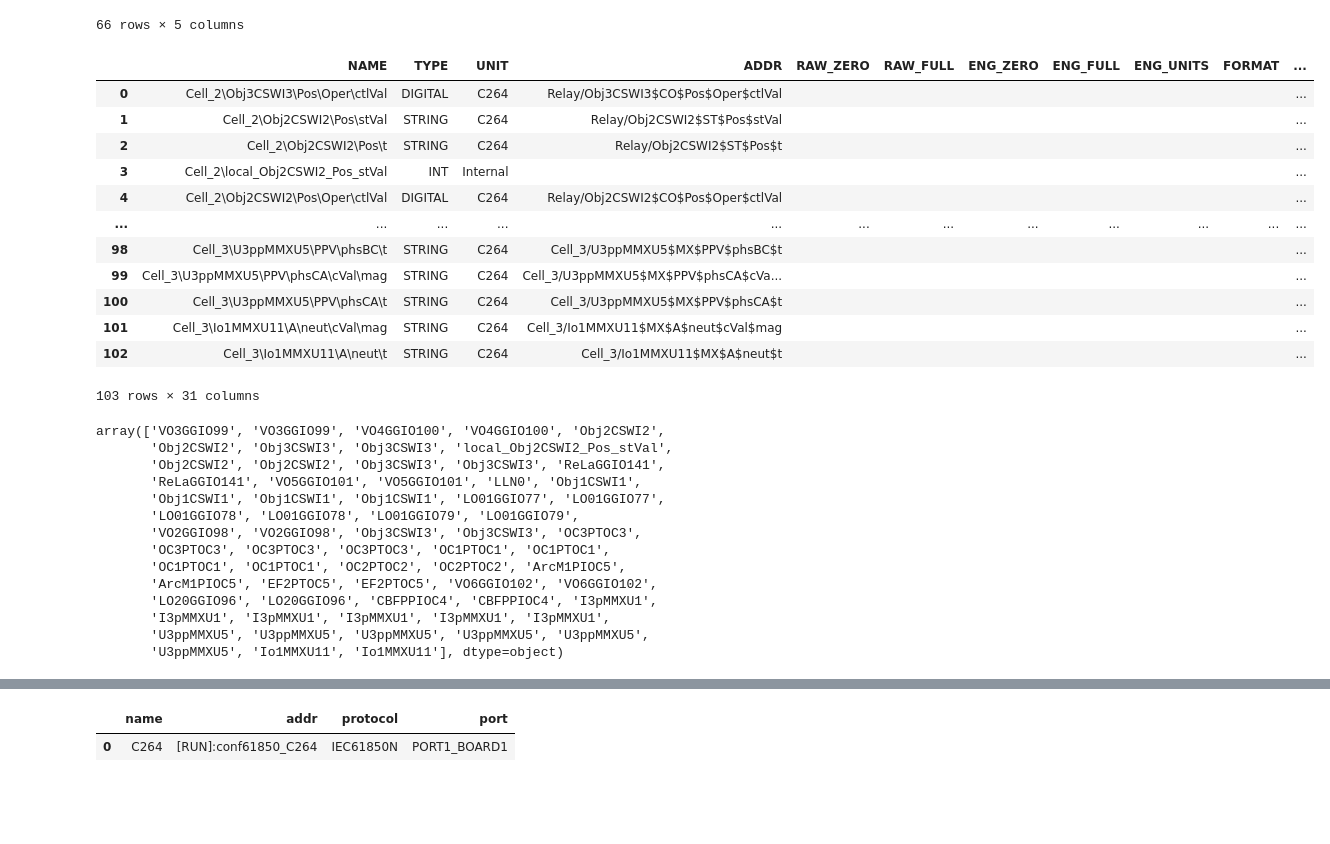
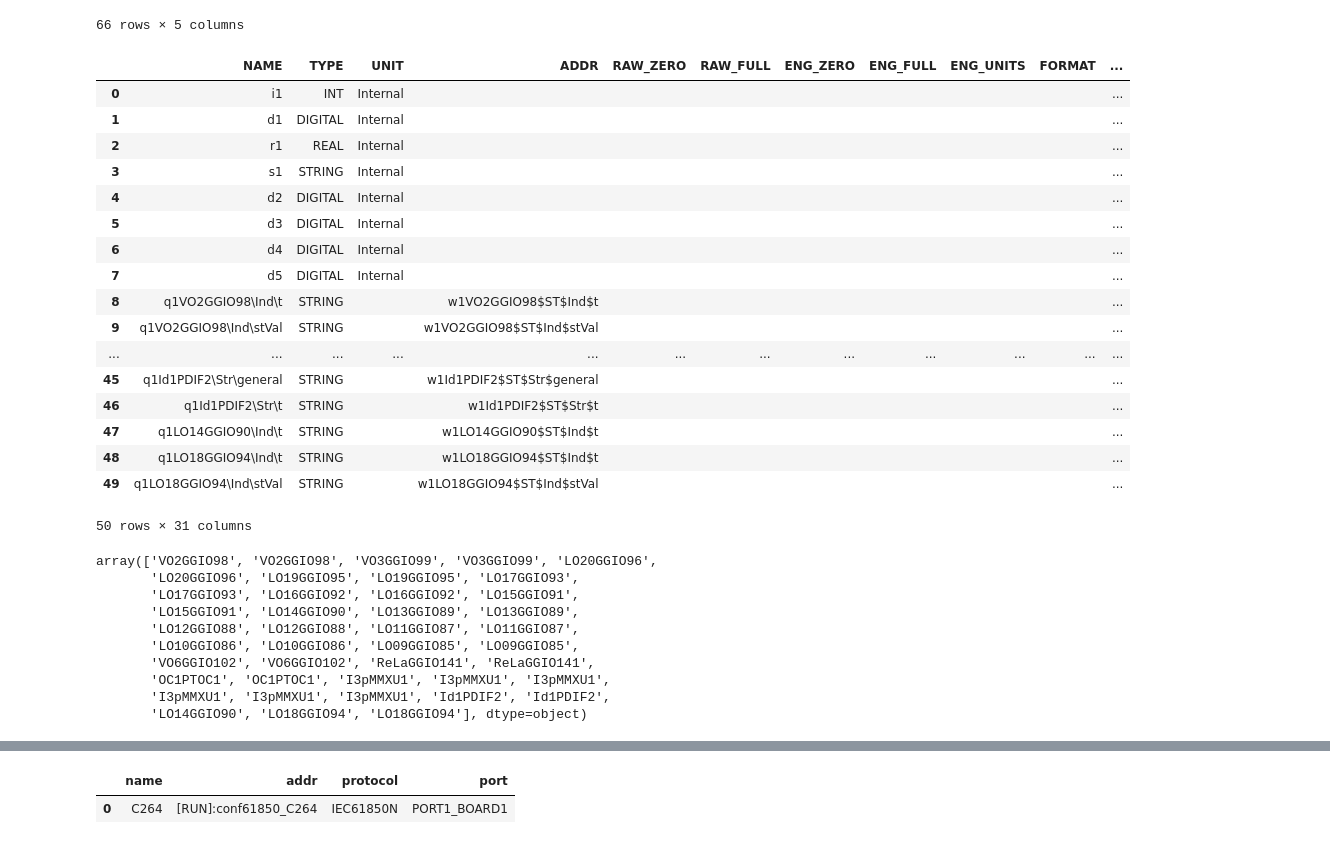
Before and after one commit to alermar69/myPython, a Jupyter notebook: ACY/dbf_scada.ipynb, the cells around one changed output, grey strips where cells are left out. Cells and saved outputs as stored; diff of their text form; code cells hidden in the pictures; blank space fills up the shorter version.

```diff
--- a/ACY/dbf_scada.ipynb
+++ b/ACY/dbf_scada.ipynb
@@ -182,7 +182,8 @@ class Project:
                           'AREA': '',
                           'LOCATION': '',
                           'COMMENT': equip['comment'],
-                          'CUSTOM1': f"{equip['io']}\\",
+                          'CUSTOM1': f"{equip['name']}_{equip['number']}_{equip['spec']}\\",
+                          # 'CUSTOM1': f"{equip['io']}\\",
                           'CUSTOM2': '',
                           'CUSTOM3': '',
                           'CUSTOM4': '',
@@ -195,7 +196,7 @@ class Project:
                           'HELP': '',
                           'DEFSTATE': '',
                           'SCHEDULED': '',
-                          'TAGPREFIX': f"{equip['name']}_{equip['number']}/",
+                          'TAGPREFIX': f"{equip['name']}_{equip['number']}_{equip['spec']}/",
                           'TAGGENLINK': '',
                           'LINKED': '',
                           'EDITCODE': '',
@@ -215,7 +216,7 @@ class Project:
                 sheet_name = equip['device'] + '_61850'
                 df_dev = pd.read_excel(self.config_xls, sheet_name=sheet_name)
                 df_dev['io'] = equip['io']
-                df_dev['LD'] = f"{equip['name']}_{equip['number']}"
+                df_dev['LD'] = f"{equip['name']}_{equip['number']}_{equip['spec']}"
                 df_dev['equip'] = values['NAME']
                 self.create_tag(df_dev, type='IEC61850')
 
@@ -307,7 +308,7 @@ class Project:
             values = {'NAME': f"{dev['LD']}\\{dev['node']}\\{name_tag_attribs}",
                       'TYPE': dev['type'],
                       'UNIT': dev['io'],
-                      'ADDR': f"{dev['LD']}/{dev['node']}${dev['fc']}\\{'$'.join(attribs)}",
+                      'ADDR': f"{dev['LD']}/{dev['node']}${dev['fc']}${'$'.join(attribs)}",
                       'RAW_ZERO': '',
                       'RAW_FULL': '',
                       'ENG_ZERO': '',
@@ -663,20 +678,25 @@ df_dev
 # %%
 xll = pd.ExcelFile('ListDevice.xlsx')
 # %%
-project = Project('Proj16850_04112021')
+project = Project('tmp1')
 df = project.base.base_tag.dataframe()
 df
 # %% [output]
 |  | NAME | TYPE | UNIT | ADDR | RAW_ZERO | RAW_FULL | ENG_ZERO | ENG_FULL | ENG_UNITS | FORMAT | ... |
-| 0 | Cell_2\Obj3CSWI3\Pos\Oper\ctlVal | DIGITAL | C264 | Relay/Obj3CSWI3$CO$Pos$Oper$ctlVal |  |  |  |  |  |  | ... |
-| 1 | Cell_2\Obj2CSWI2\Pos\stVal | STRING | C264 | Relay/Obj2CSWI2$ST$Pos$stVal |  |  |  |  |  |  | ... |
-| 2 | Cell_2\Obj2CSWI2\Pos\t | STRING | C264 | Relay/Obj2CSWI2$ST$Pos$t |  |  |  |  |  |  | ... |
-| 3 | Cell_2\local_Obj2CSWI2_Pos_stVal | INT | Internal |  |  |  |  |  |  |  | ... |
-| 4 | Cell_2\Obj2CSWI2\Pos\Oper\ctlVal | DIGITAL | C264 | Relay/Obj2CSWI2$CO$Pos$Oper$ctlVal |  |  |  |  |  |  | ... |
+| 0 | i1 | INT | Internal |  |  |  |  |  |  |  | ... |
+| 1 | d1 | DIGITAL | Internal |  |  |  |  |  |  |  | ... |
+| 2 | r1 | REAL | Internal |  |  |  |  |  |  |  | ... |
+| 3 | s1 | STRING | Internal |  |  |  |  |  |  |  | ... |
+| 4 | d2 | DIGITAL | Internal |  |  |  |  |  |  |  | ... |
+| 5 | d3 | DIGITAL | Internal |  |  |  |  |  |  |  | ... |
+| 6 | d4 | DIGITAL | Internal |  |  |  |  |  |  |  | ... |
+| 7 | d5 | DIGITAL | Internal |  |  |  |  |  |  |  | ... |
+| 8 | q1VO2GGIO98\Ind\t | STRING |  | w1VO2GGIO98$ST$Ind$t |  |  |  |  |  |  | ... |
+| 9 | q1VO2GGIO98\Ind\stVal | STRING |  | w1VO2GGIO98$ST$Ind$stVal |  |  |  |  |  |  | ... |
 | ... | ... | ... | ... | ... | ... | ... | ... | ... | ... | ... | ... |
-| 98 | Cell_3\U3ppMMXU5\PPV\phsBC\t | STRING | C264 | Cell_3/U3ppMMXU5$MX$PPV$phsBC$t |  |  |  |  |  |  | ... |
-| 99 | Cell_3\U3ppMMXU5\PPV\phsCA\cVal\mag | STRING | C264 | Cell_3/U3ppMMXU5$MX$PPV$phsCA$cVa... |  |  |  |  |  |  | ... |
-| 100 | Cell_3\U3ppMMXU5\PPV\phsCA\t | STRING | C264 | Cell_3/U3ppMMXU5$MX$PPV$phsCA$t |  |  |  |  |  |  | ... |
-| 101 | Cell_3\Io1MMXU11\A\neut\cVal\mag | STRING | C264 | Cell_3/Io1MMXU11$MX$A$neut$cVal$mag |  |  |  |  |  |  | ... |
-| 102 | Cell_3\Io1MMXU11\A\neut\t | STRING | C264 | Cell_3/Io1MMXU11$MX$A$neut$t |  |  |  |  |  |  | ... |
+| 45 | q1Id1PDIF2\Str\general | STRING |  | w1Id1PDIF2$ST$Str$general |  |  |  |  |  |  | ... |
+| 46 | q1Id1PDIF2\Str\t | STRING |  | w1Id1PDIF2$ST$Str$t |  |  |  |  |  |  | ... |
+| 47 | q1LO14GGIO90\Ind\t | STRING |  | w1LO14GGIO90$ST$Ind$t |  |  |  |  |  |  | ... |
+| 48 | q1LO18GGIO94\Ind\t | STRING |  | w1LO18GGIO94$ST$Ind$t |  |  |  |  |  |  | ... |
+| 49 | q1LO18GGIO94\Ind\stVal | STRING |  | w1LO18GGIO94$ST$Ind$stVal |  |  |  |  |  |  | ... |
-103 rows × 31 columns
+50 rows × 31 columns
@@ -683,18 +705,14 @@ df
 # %%
-(df[df['EQUIP'] == 'Cell_3_P3F30']['ITEM'].apply(lambda x: x.split('\\')[0])).values
+(df[df['EQUIP'] == eqp]['ITEM'].apply(lambda x: x.split('\\')[0])).values
 # %% [output]
-array(['VO3GGIO99', 'VO3GGIO99', 'VO4GGIO100', 'VO4GGIO100', 'Obj2CSWI2',
-       'Obj2CSWI2', 'Obj3CSWI3', 'Obj3CSWI3', 'local_Obj2CSWI2_Pos_stVal',
-       'Obj2CSWI2', 'Obj2CSWI2', 'Obj3CSWI3', 'Obj3CSWI3', 'ReLaGGIO141',
-       'ReLaGGIO141', 'VO5GGIO101', 'VO5GGIO101', 'LLN0', 'Obj1CSWI1',
-       'Obj1CSWI1', 'Obj1CSWI1', 'Obj1CSWI1', 'LO01GGIO77', 'LO01GGIO77',
-       'LO01GGIO78', 'LO01GGIO78', 'LO01GGIO79', 'LO01GGIO79',
-       'VO2GGIO98', 'VO2GGIO98', 'Obj3CSWI3', 'Obj3CSWI3', 'OC3PTOC3',
-       'OC3PTOC3', 'OC3PTOC3', 'OC3PTOC3', 'OC1PTOC1', 'OC1PTOC1',
-       'OC1PTOC1', 'OC1PTOC1', 'OC2PTOC2', 'OC2PTOC2', 'ArcM1PIOC5',
-       'ArcM1PIOC5', 'EF2PTOC5', 'EF2PTOC5', 'VO6GGIO102', 'VO6GGIO102',
-       'LO20GGIO96', 'LO20GGIO96', 'CBFPPIOC4', 'CBFPPIOC4', 'I3pMMXU1',
-       'I3pMMXU1', 'I3pMMXU1', 'I3pMMXU1', 'I3pMMXU1', 'I3pMMXU1',
-       'U3ppMMXU5', 'U3ppMMXU5', 'U3ppMMXU5', 'U3ppMMXU5', 'U3ppMMXU5',
-       'U3ppMMXU5', 'Io1MMXU11', 'Io1MMXU11'], dtype=object)
+array(['VO2GGIO98', 'VO2GGIO98', 'VO3GGIO99', 'VO3GGIO99', 'LO20GGIO96',
+       'LO20GGIO96', 'LO19GGIO95', 'LO19GGIO95', 'LO17GGIO93',
+       'LO17GGIO93', 'LO16GGIO92', 'LO16GGIO92', 'LO15GGIO91',
+       'LO15GGIO91', 'LO14GGIO90', 'LO13GGIO89', 'LO13GGIO89',
+       'LO12GGIO88', 'LO12GGIO88', 'LO11GGIO87', 'LO11GGIO87',
+       'LO10GGIO86', 'LO10GGIO86', 'LO09GGIO85', 'LO09GGIO85',
+       'VO6GGIO102', 'VO6GGIO102', 'ReLaGGIO141', 'ReLaGGIO141',
+       'OC1PTOC1', 'OC1PTOC1', 'I3pMMXU1', 'I3pMMXU1', 'I3pMMXU1',
+       'I3pMMXU1', 'I3pMMXU1', 'I3pMMXU1', 'Id1PDIF2', 'Id1PDIF2',
+       'LO14GGIO90', 'LO18GGIO94', 'LO18GGIO94'], dtype=object)
 # %%
```
Also changed, not shown: parts of 7 cells of this notebook.
